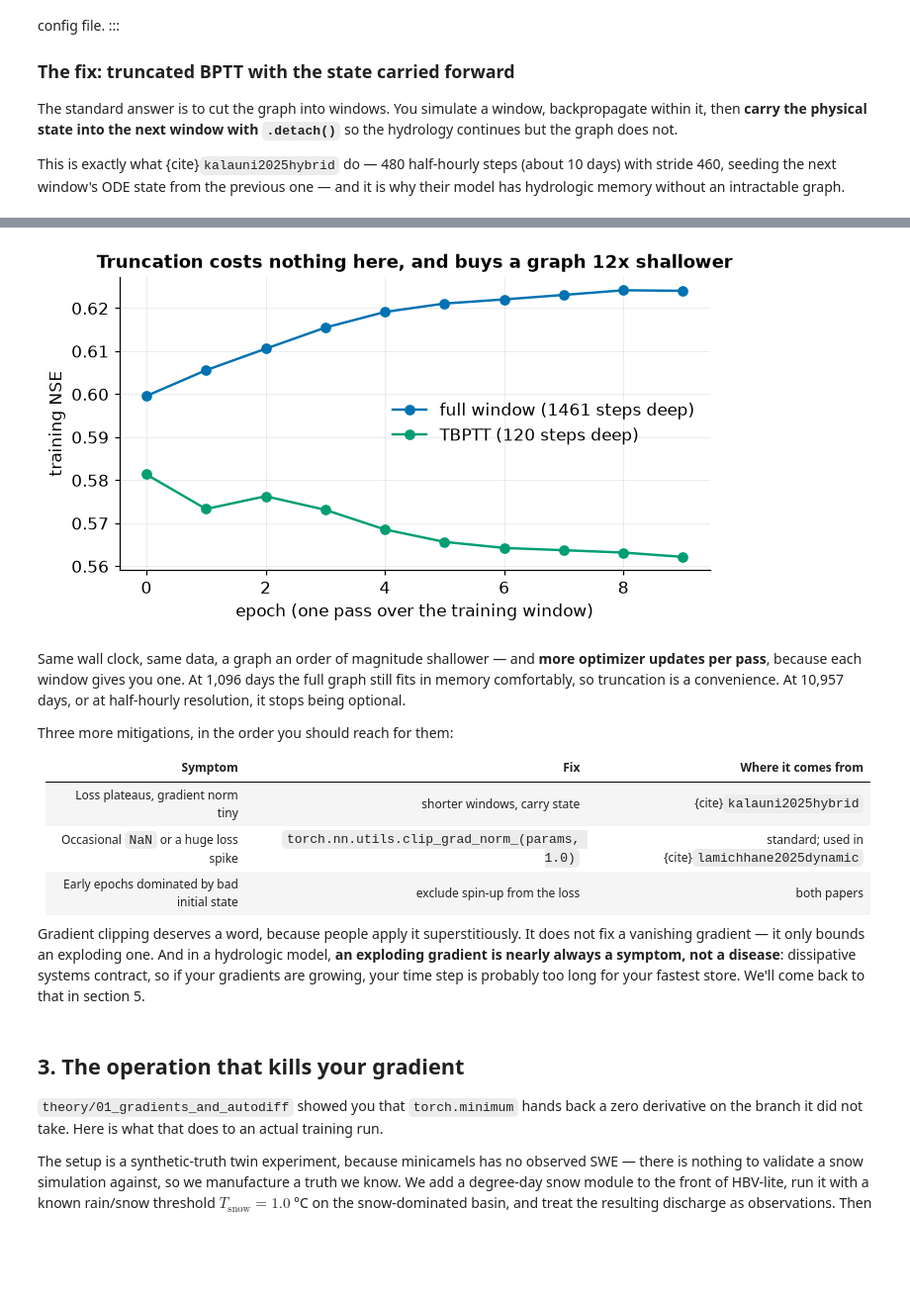
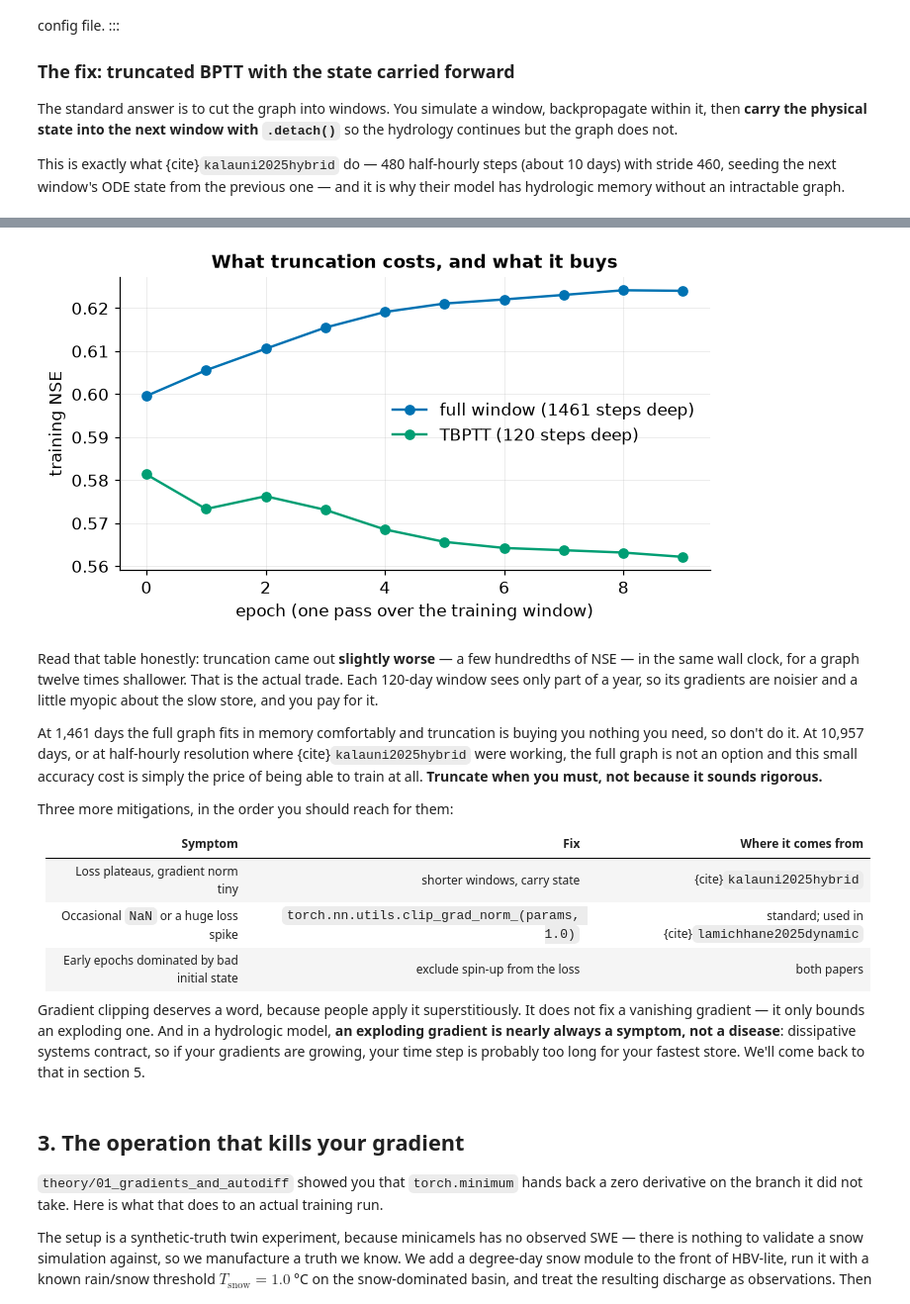
Before and after one commit to BennettHydroLab/differentiable_modeling_workshop, a Jupyter notebook: notebooks/advanced/06_practical_guide.ipynb, the cells around one changed output, grey strips where cells are left out. Shown at 99% size. Saved outputs shown, nothing was run; the diff lists cells and outputs as text; code cells hidden in the pictures; blank space fills up the shorter version.

```diff
--- a/notebooks/advanced/06_practical_guide.ipynb
+++ b/notebooks/advanced/06_practical_guide.ipynb
@@ -304,20 +304,26 @@ TBPTT (120-day)               120 steps       9.3 s       0.562
 # %%
 fig, ax = plt.subplots(figsize=(7, 3.5))
 ax.plot(s_full, "o-", color=COLORS["physics"], label=f"full window ({d_full} steps deep)")
 ax.plot(s_tb, "o-", color=COLORS["hybrid"], label=f"TBPTT ({d_tb} steps deep)")
 ax.set_xlabel("epoch (one pass over the training window)")
 ax.set_ylabel("training NSE")
-ax.set_title("Truncation costs nothing here, and buys a graph 12x shallower")
+ax.set_title("What truncation costs, and what it buys")
 ax.legend()
 plt.show()
 # %% [output]
-[figure, old version]
+[figure, new version]
 # %% [markdown]
-Same wall clock, same data, a graph an order of magnitude shallower — and
-**more optimizer updates per pass**, because each window gives you one. At
-1,096 days the full graph still fits in memory comfortably, so truncation is a
-convenience. At 10,957 days, or at half-hourly resolution, it stops being
-optional.
+Read that table honestly: truncation came out **slightly worse** — a few
+hundredths of NSE — in the same wall clock, for a graph twelve times
+shallower. That is the actual trade. Each 120-day window sees only part of a
+year, so its gradients are noisier and a little myopic about the slow store,
+and you pay for it.
+
+At 1,461 days the full graph fits in memory comfortably and truncation is
+buying you nothing you need, so don't do it. At 10,957 days, or at half-hourly
+resolution where {cite}`kalauni2025hybrid` were working, the full graph is not
+an option and this small accuracy cost is simply the price of being able to
+train at all. **Truncate when you must, not because it sounds rigorous.**
 
 Three more mitigations, in the order you should reach for them:
 
```
Also changed, not shown: parts of 7 cells of this notebook, 1 other file.
